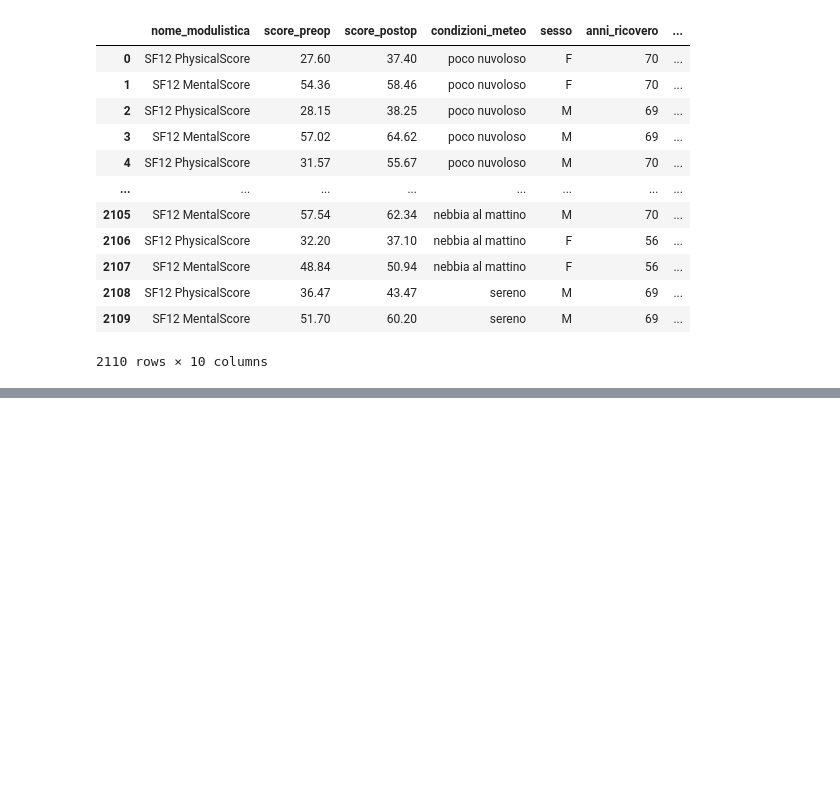
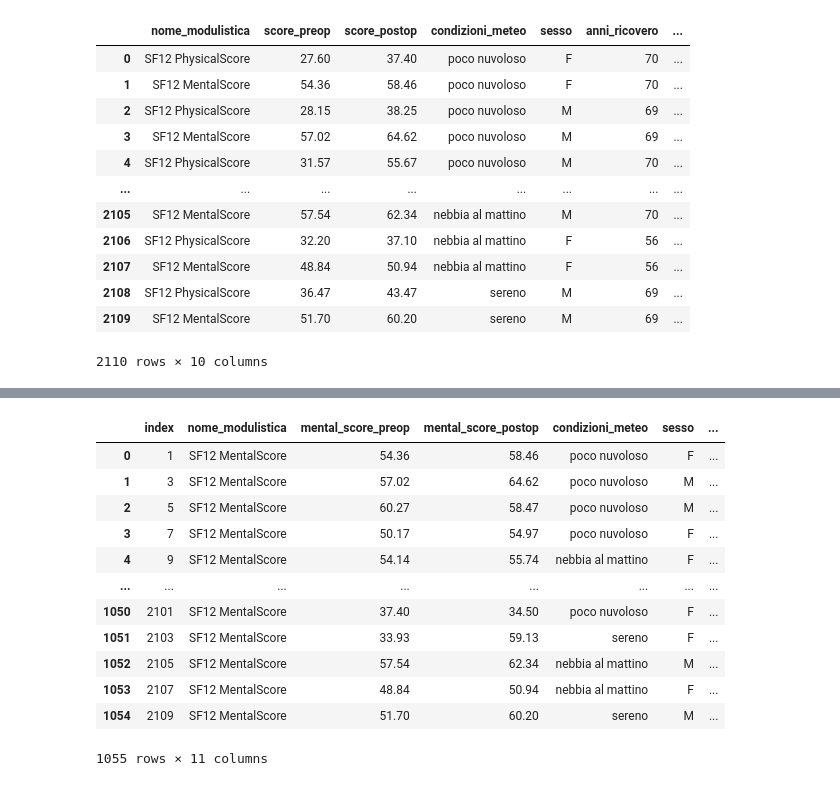
Before and after one commit to giocoal/surgery-PROMs-score-and-weather-conditions-data-visualizations, a Jupyter notebook: Compitino.ipynb, the cells around one changed output, grey strips where cells are left out. Cells and saved outputs as stored; diff of their text form; code cells hidden in the pictures; blank space fills up the shorter version.

```diff
--- a/Compitino.ipynb
+++ b/Compitino.ipynb
@@ -21,0 +40,18 @@ df
+# %%
+mental = df[df['nome_modulistica'] == 'SF12 MentalScore'].reset_index()
+mental = mental.rename(columns = {'score_preop':'mental_score_preop', 'score_postop':'mental_score_postop'})
+mental
+# %% [output]
+|  | index | nome_modulistica | mental_score_preop | mental_score_postop | condizioni_meteo | sesso | ... |
+| 0 | 1 | SF12 MentalScore | 54.36 | 58.46 | poco nuvoloso | F | ... |
+| 1 | 3 | SF12 MentalScore | 57.02 | 64.62 | poco nuvoloso | M | ... |
+| 2 | 5 | SF12 MentalScore | 60.27 | 58.47 | poco nuvoloso | M | ... |
+| 3 | 7 | SF12 MentalScore | 50.17 | 54.97 | poco nuvoloso | F | ... |
+| 4 | 9 | SF12 MentalScore | 54.14 | 55.74 | nebbia al mattino | F | ... |
+| ... | ... | ... | ... | ... | ... | ... | ... |
+| 1050 | 2101 | SF12 MentalScore | 37.40 | 34.50 | poco nuvoloso | F | ... |
+| 1051 | 2103 | SF12 MentalScore | 33.93 | 59.13 | sereno | F | ... |
+| 1052 | 2105 | SF12 MentalScore | 57.54 | 62.34 | nebbia al mattino | M | ... |
+| 1053 | 2107 | SF12 MentalScore | 48.84 | 50.94 | nebbia al mattino | F | ... |
+| 1054 | 2109 | SF12 MentalScore | 51.70 | 60.20 | sereno | M | ... |
+1055 rows × 11 columns
```
Also changed, not shown: parts of 5 cells of this notebook.
